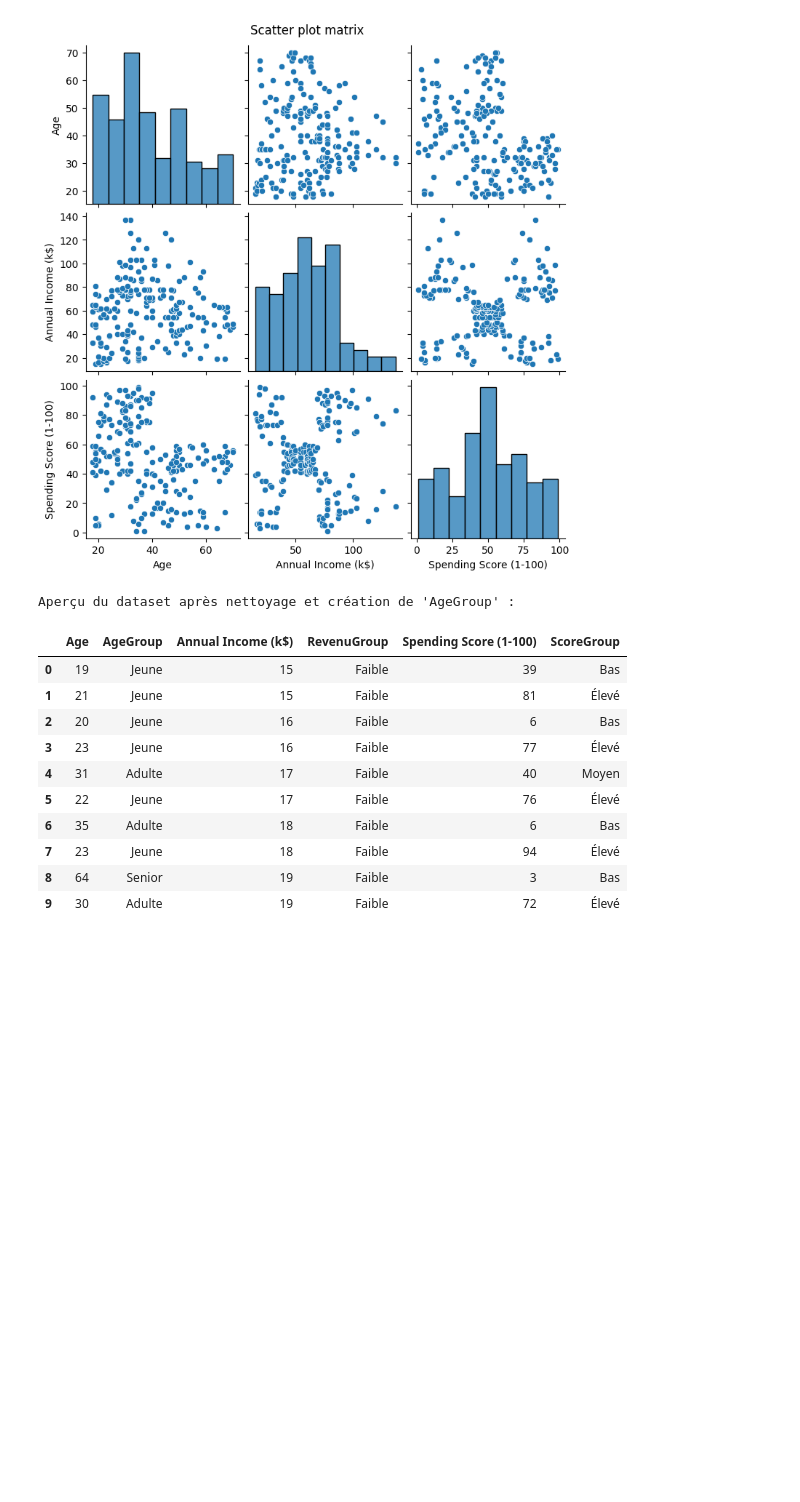
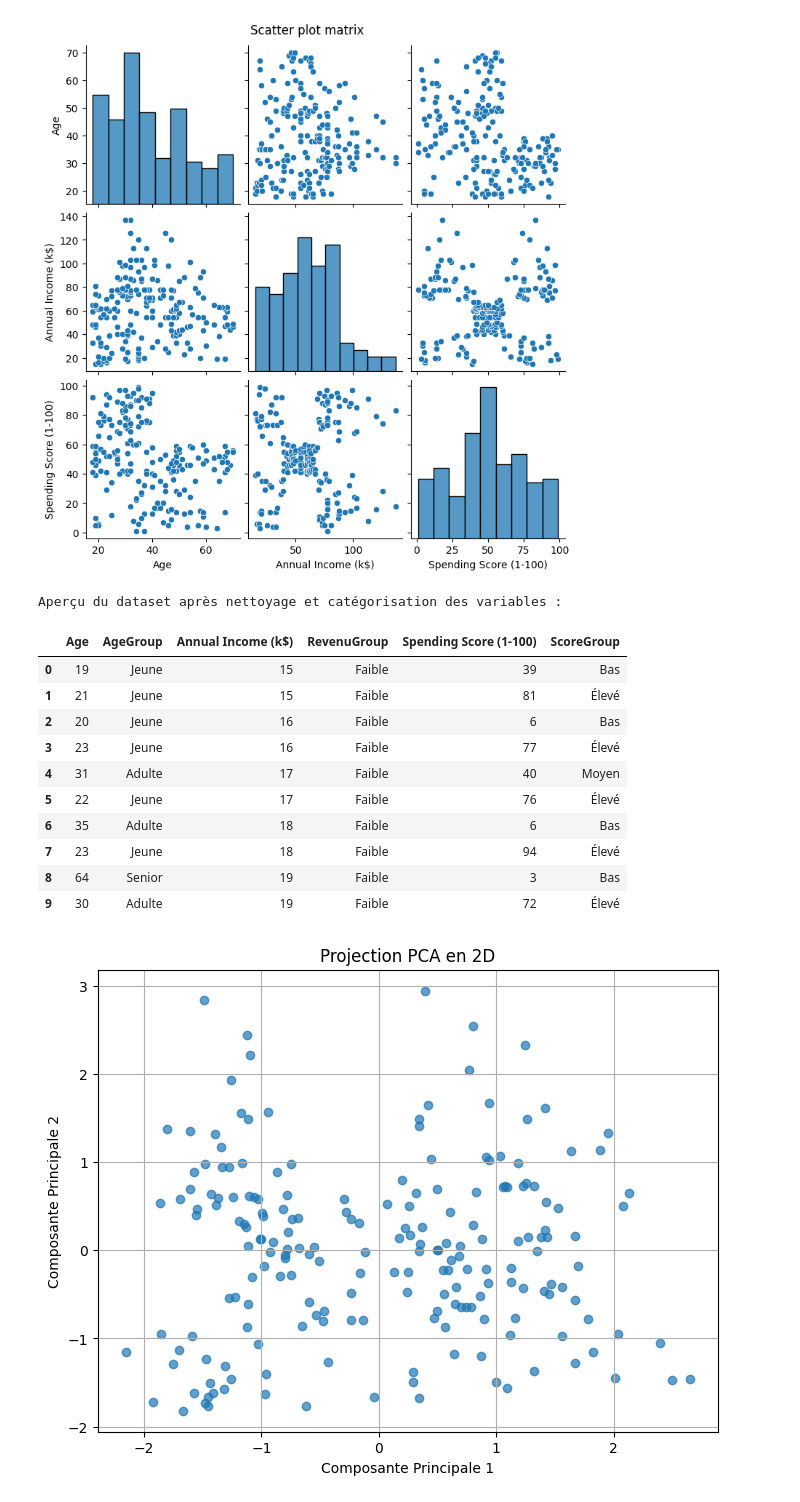
Before and after one commit to MathieuFan22/TP-ML-Mirada, a Jupyter notebook: Clustering.ipynb, the cells around one changed output. Cells and saved outputs as stored; diff of their text form; code cells hidden in the pictures; blank space fills up the shorter version.

Commit message:
réduction de dimension

```diff
--- a/Clustering.ipynb
+++ b/Clustering.ipynb
@@ -6,6 +6,7 @@ uploaded = files.upload()
 Saving Mall_Customers.csv to Mall_Customers.csv
 # %%
 import pandas as pd
+from sklearn.preprocessing import StandardScaler
 
 # nettoyage et prétraitement
 df = pd.read_csv("Mall_Customers.csv")
@@ -13,7 +14,18 @@ print(df.isnull().sum())
 if df.isnull().sum().sum() == 0:
   print("Il n'y a aucune valeur manquante")
 else:
-  df.fillna(df.mean())
+  # Les valeurs manquantes sont remplies par la moyenne des colonnes numériques
+  df.fillna(df.mean(numeric_only=True))
+
+# Standardisation des variables
+X = df[['Age', 'Annual Income (k$)', 'Spending Score (1-100)']]
+scaler = StandardScaler()
+X_scaled = scaler.fit_transform(X)
+
+# Affichage des premières lignes standardisées
+print("Tableau contenant les données numériques standardisées :")
+X_scaled_df = pd.DataFrame(X_scaled, columns=['Age', 'Income', 'Score'])
+X_scaled_df.head(10)
 # %% [output]
 CustomerID                0
 Gender                    0
@@ -112,10 +136,10 @@ def score_group(score):
 df['ScoreGroup'] = df['Spending Score (1-100)'].apply(score_group)
 
 # affichage du dataset
-print("Aperçu du dataset après nettoyage et création de 'AgeGroup' :")
+print("Aperçu du dataset après nettoyage et catégorisation des variables :")
 df[['Age', 'AgeGroup', 'Annual Income (k$)', 'RevenuGroup', 'Spending Score (1-100)', 'ScoreGroup']].head(10)
 # %% [output]
-Aperçu du dataset après nettoyage et création de 'AgeGroup' :
+Aperçu du dataset après nettoyage et catégorisation des variables :
 |  | Age | AgeGroup | Annual Income (k$) | RevenuGroup | Spending Score (1-100) | ScoreGroup |
 | 0 | 19 | Jeune | 15 | Faible | 39 | Bas |
 | 1 | 21 | Jeune | 15 | Faible | 81 | Élevé |
@@ -127,3 +151,23 @@ Aperçu du dataset après nettoyage et création de 'AgeGroup' :
 | 7 | 23 | Jeune | 18 | Faible | 94 | Élevé |
 | 8 | 64 | Senior | 19 | Faible | 3 | Bas |
 | 9 | 30 | Adulte | 19 | Faible | 72 | Élevé |
+# %%
+from sklearn.decomposition import PCA
+
+# réduction de dimension
+
+# réduire à 2 dimensions
+pca = PCA(n_components=2)
+X_pca = pca.fit_transform(X_scaled)
+
+# visualisation
+df_pca = pd.DataFrame(data=X_pca, columns=['PC1', 'PC2']) # Conversion en DataFrame pour affichage
+plt.figure(figsize=(8,6))
+plt.scatter(df_pca['PC1'], df_pca['PC2'], alpha=0.7)
+plt.title('Projection PCA en 2D')
+plt.xlabel('Composante Principale 1')
+plt.ylabel('Composante Principale 2')
+plt.grid(True)
+plt.show()
+# %% [output]
+[figure, added]
```
Also changed, not shown: parts of 1 cell of this notebook.
